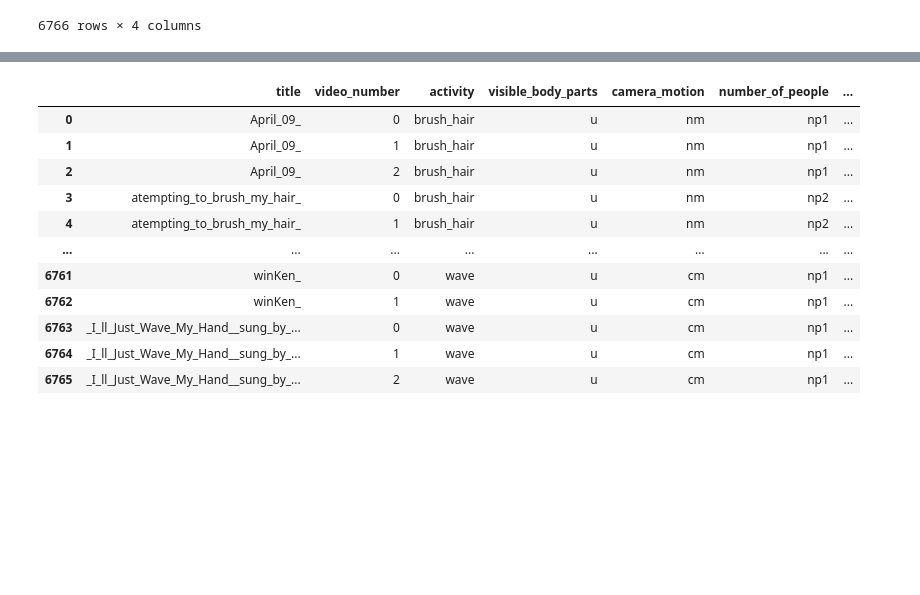
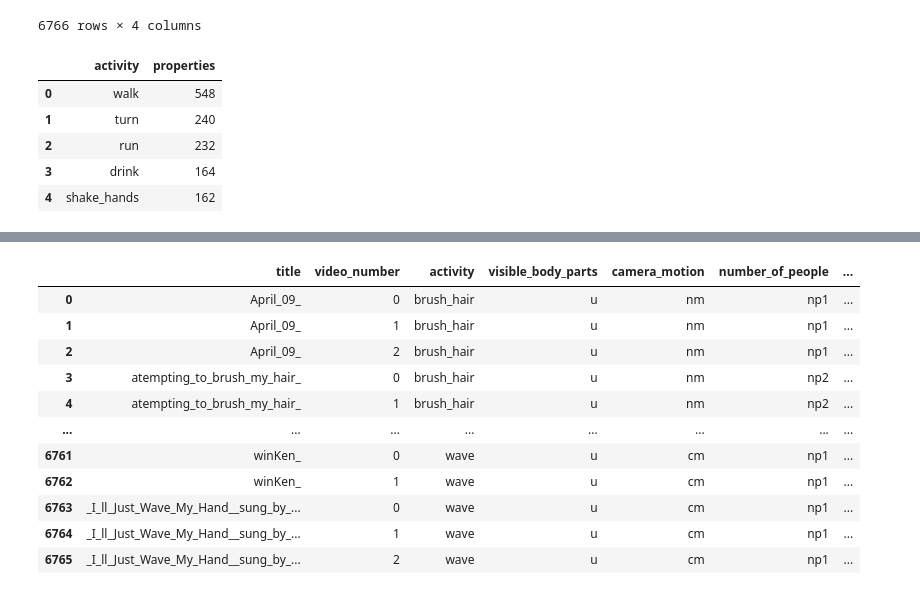
Before and after one commit to giocoal/hmdb51-two-stream-action-recognition, a Jupyter notebook: Data exploration.ipynb, the cells around one changed output, grey strips where cells are left out. Cells and saved outputs as stored; diff of their text form; code cells hidden in the pictures; blank space fills up the shorter version.

```diff
--- a/Data exploration.ipynb
+++ b/Data exploration.ipynb
@@ -146,3 +142,19 @@ file_df
 | 6764 | _I_ll_Just_Wave_My_Hand__sung_by_... | wave | _I_ll_Just_Wave_My_Hand__sung_by_... | _u_cm_np1_fr_med_1.avi |
 | 6765 | _I_ll_Just_Wave_My_Hand__sung_by_... | wave | _I_ll_Just_Wave_My_Hand__sung_by_... | _u_cm_np1_fr_med_2.avi |
 6766 rows × 4 columns
+# %%
+from pydoc import describe
+
+
+df_bar = file_df.groupby('activity')[['properties']].count()
+df_bar.sort_values('properties', inplace=True, ascending=False)
+df_bar = df_bar.reset_index(level=0)
+df_bar['activity'] = df_bar['activity'].apply(lambda x: x.strip())
+df_bar.head()
+# %% [output]
+|  | activity | properties |
+| 0 | walk | 548 |
+| 1 | turn | 240 |
+| 2 | run | 232 |
+| 3 | drink | 164 |
+| 4 | shake_hands | 162 |
```
Also changed, not shown: parts of 8 cells of this notebook, 1 other file.
